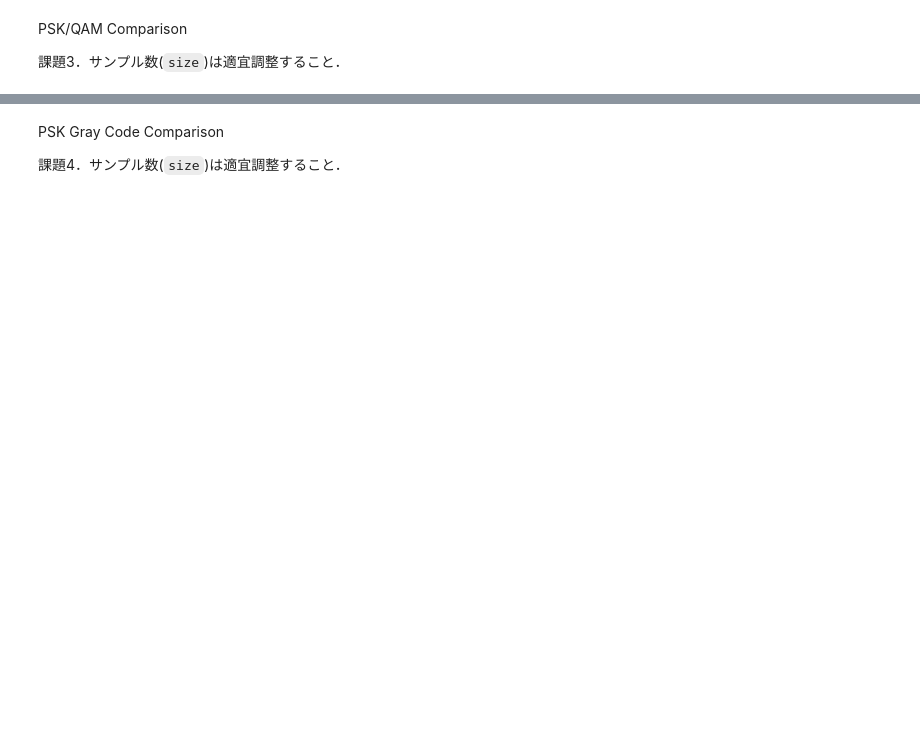
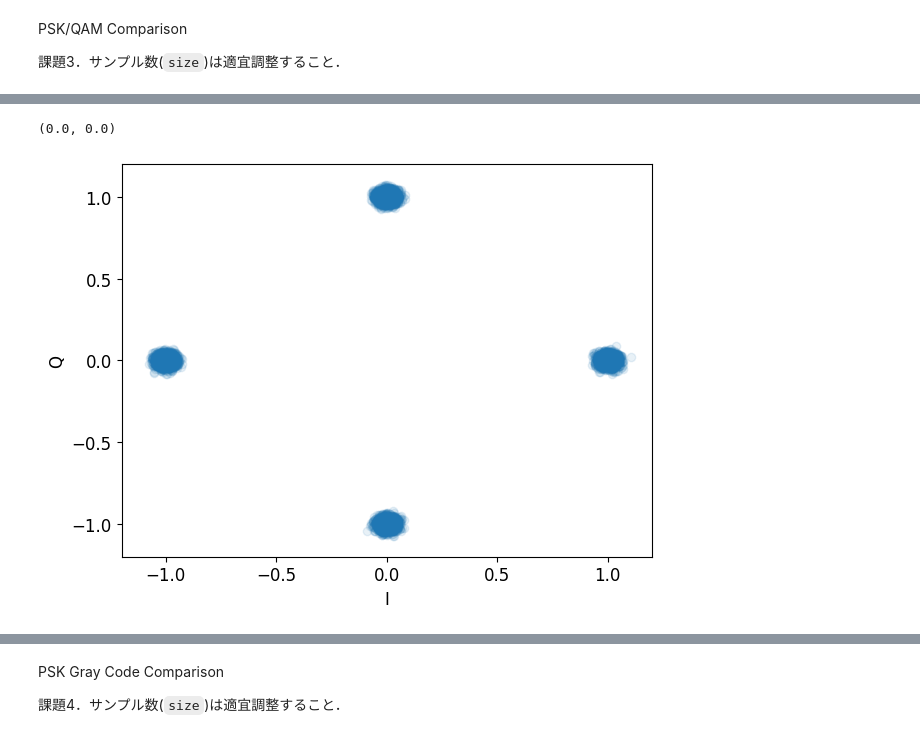
Before and after one commit to kyamada333/Chat_sample, a Jupyter notebook: mnlab2bicn_sample.ipynb, the cells around one changed output, grey strips where cells are left out. Saved outputs shown, nothing was run; the diff lists cells and outputs as text; code cells hidden in the pictures; blank space fills up the shorter version.

```diff
--- a/mnlab2bicn_sample.ipynb
+++ b/mnlab2bicn_sample.ipynb
@@ -345,0 +352,5 @@ plt.savefig("PSK_QAM.pdf")
+# %%
+psk_test(4, 30, 10000, plot = True)
+# %% [output]
+(0.0, 0.0)
+[figure, added]
```
Also changed, not shown: parts of 29 cells of this notebook.
